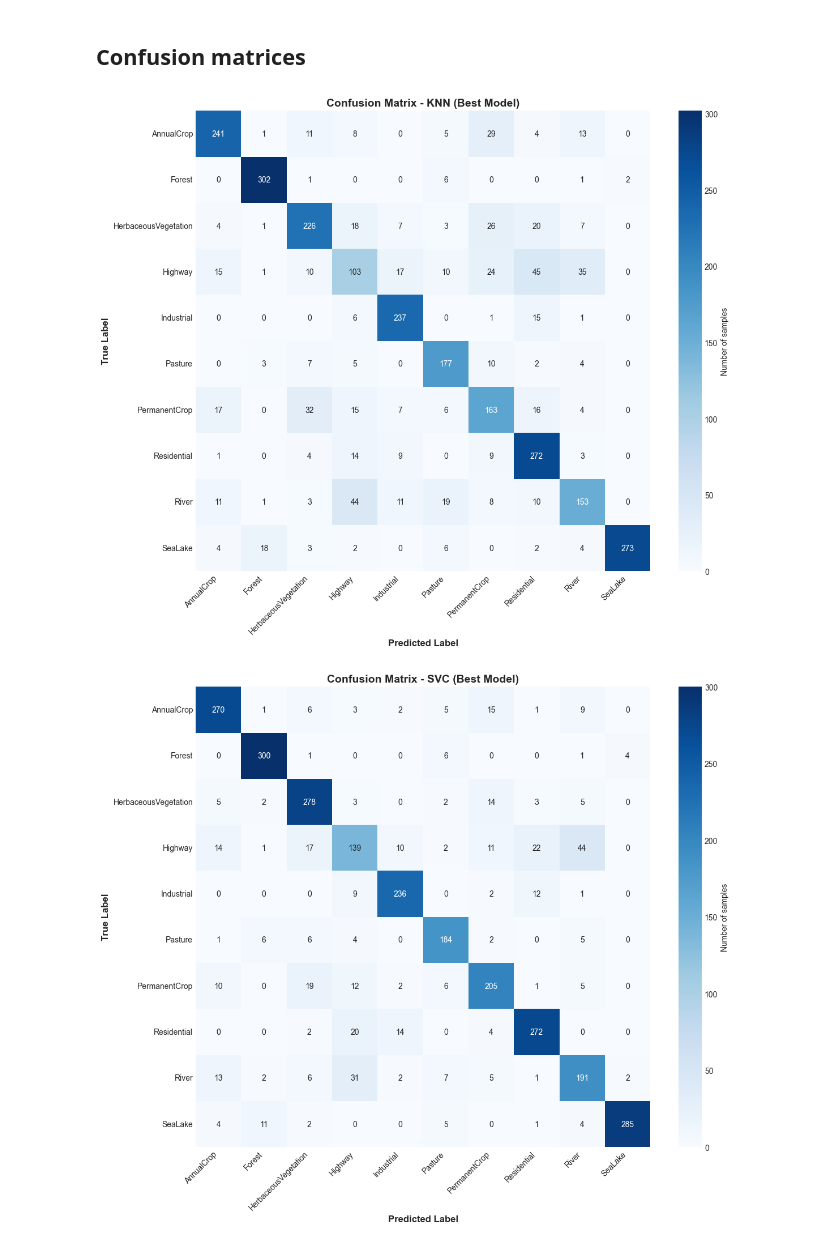
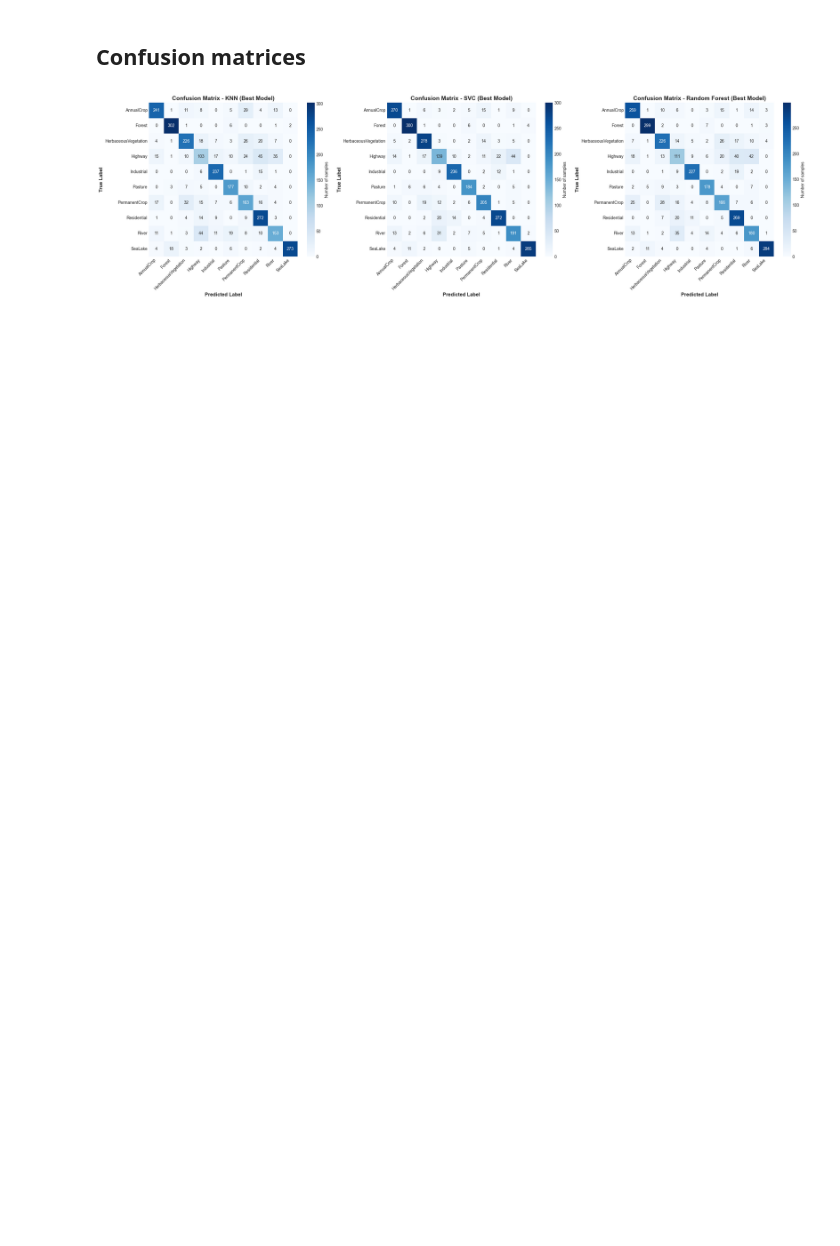
Before and after one commit to mchojna/eurosat-classification, a Jupyter notebook: 02a_baseline_classic_models.ipynb, the cells around one changed output. Cells and saved outputs as stored; diff of their text form; code cells hidden in the pictures; blank space fills up the shorter version.

```diff
--- a/02a_baseline_classic_models.ipynb
+++ b/02a_baseline_classic_models.ipynb
@@ -327,7 +327,7 @@ Validation Set Performance Metrics:
 svc = SVC(random_state=42)
 svc_param_grid = {
     "C": [0.1, 1, 10, 100],
-    "kernel": ["rbf"],
+    "kernel": ["poly", "rbf"],
     "gamma": ["scale", "auto"],
 }
 
@@ -461,14 +468,11 @@ def plot_confusion_matrix(y_val, y_pred, class_names, model_name):
 # %%
 # Confusion matrices for all best models
-cm_knn = plot_confusion_matrix(
-    y_val, knn_results["y_pred"], class_names, "KNN (Best Model)"
-)
-cm_svc = plot_confusion_matrix(
-    y_val, svc_results["y_pred"], class_names, "SVC (Best Model)"
-)
-cm_rf = plot_confusion_matrix(
-    y_val, rf_results["y_pred"], class_names, "Random Forest (Best Model)"
-)
+predictions = {
+    "KNN (Best Model)": knn_results["y_pred"],
+    "SVC (Best Model)": svc_results["y_pred"],
+    "Random Forest (Best Model)": rf_results["y_pred"],
+}
+
+plot_all_confusion_matrices(y_val, predictions, class_names)
 # %% [output]
-[figure, old version]
+[figure, new version]
-[figure, removed]
```
Also changed, not shown: parts of 7 cells of this notebook, 4 other files.
